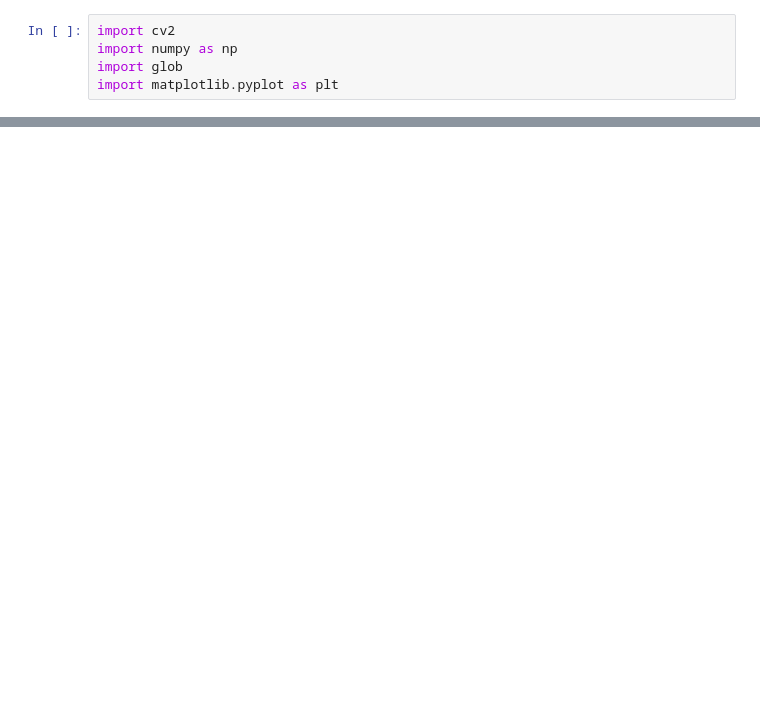
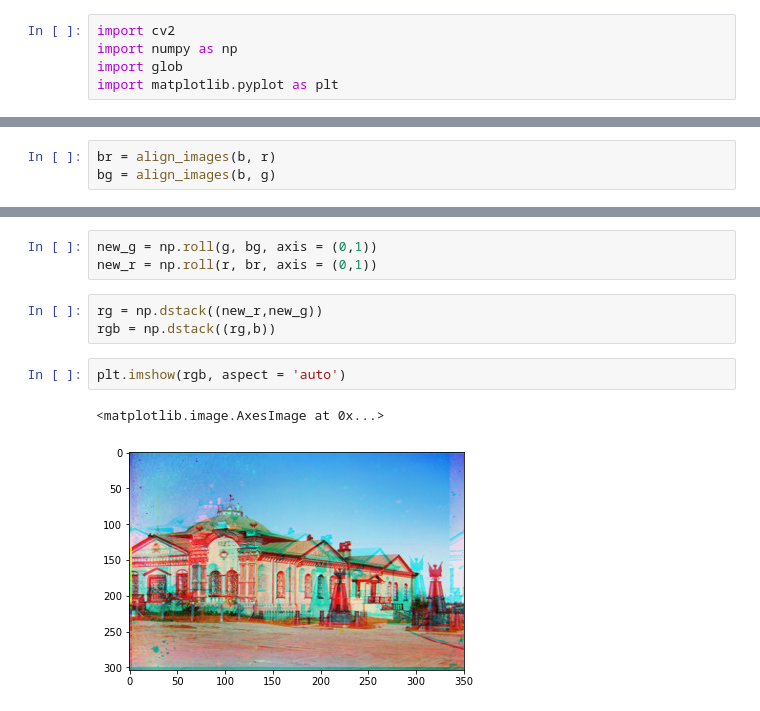
Before and after one commit to GHasanKaraman/colorizing-images, a Jupyter notebook: colorizing_images.ipynb, the cells around one changed output, grey strips where cells are left out. Drawn from its saved outputs; the diff is of its cells as text; blank space fills up the shorter version.

Commit message:
alignment function

```diff
--- a/colorizing_images.ipynb
+++ b/colorizing_images.ipynb
@@ -38,0 +61,3 @@ b.shape
+# %%
+br = align_images(b, r)
+bg = align_images(b, g)
@@ -38,0 +70,11 @@ b.shape
+# %%
+new_g = np.roll(g, bg, axis = (0,1))
+new_r = np.roll(r, br, axis = (0,1))
+# %%
+rg = np.dstack((new_r,new_g))
+rgb = np.dstack((rg,b))
+# %%
+plt.imshow(rgb, aspect = 'auto')
+# %% [output]
+<matplotlib.image.AxesImage at 0x...>
+[figure, added]
```
Also changed, not shown: parts of 13 cells of this notebook.
